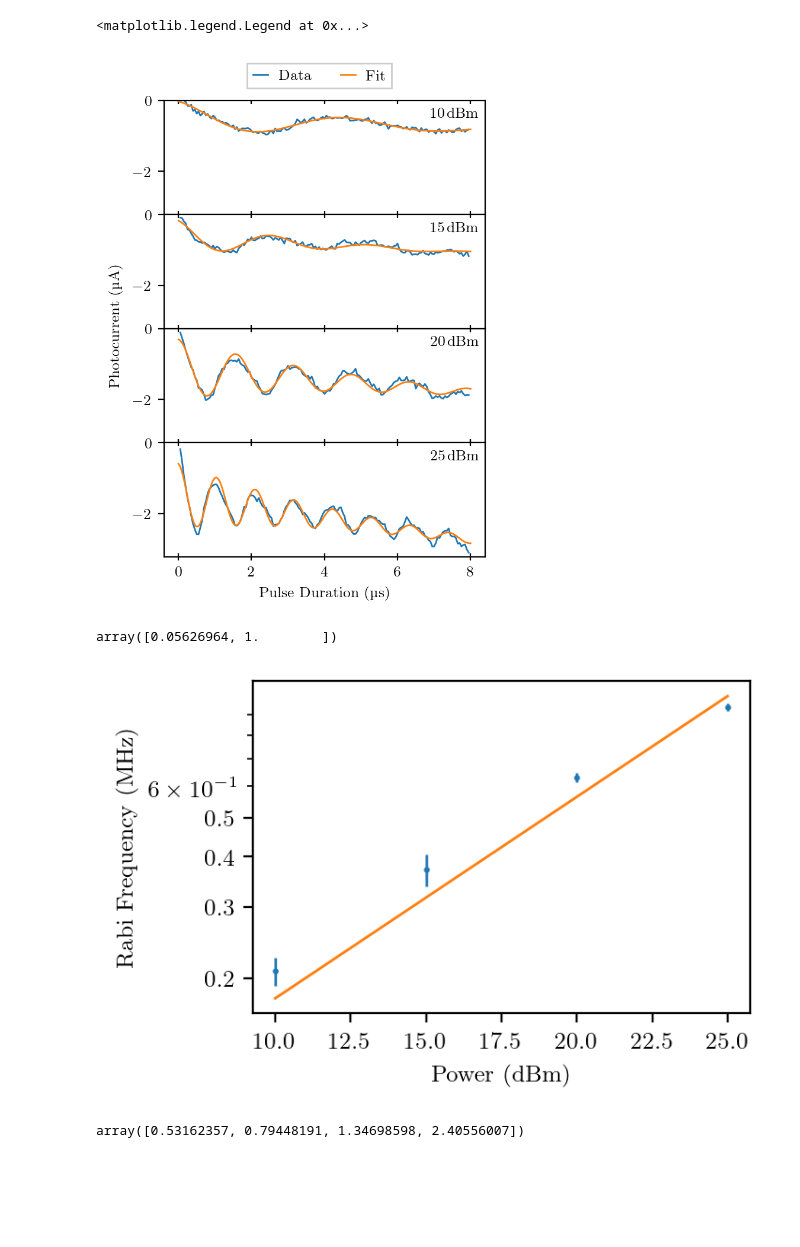
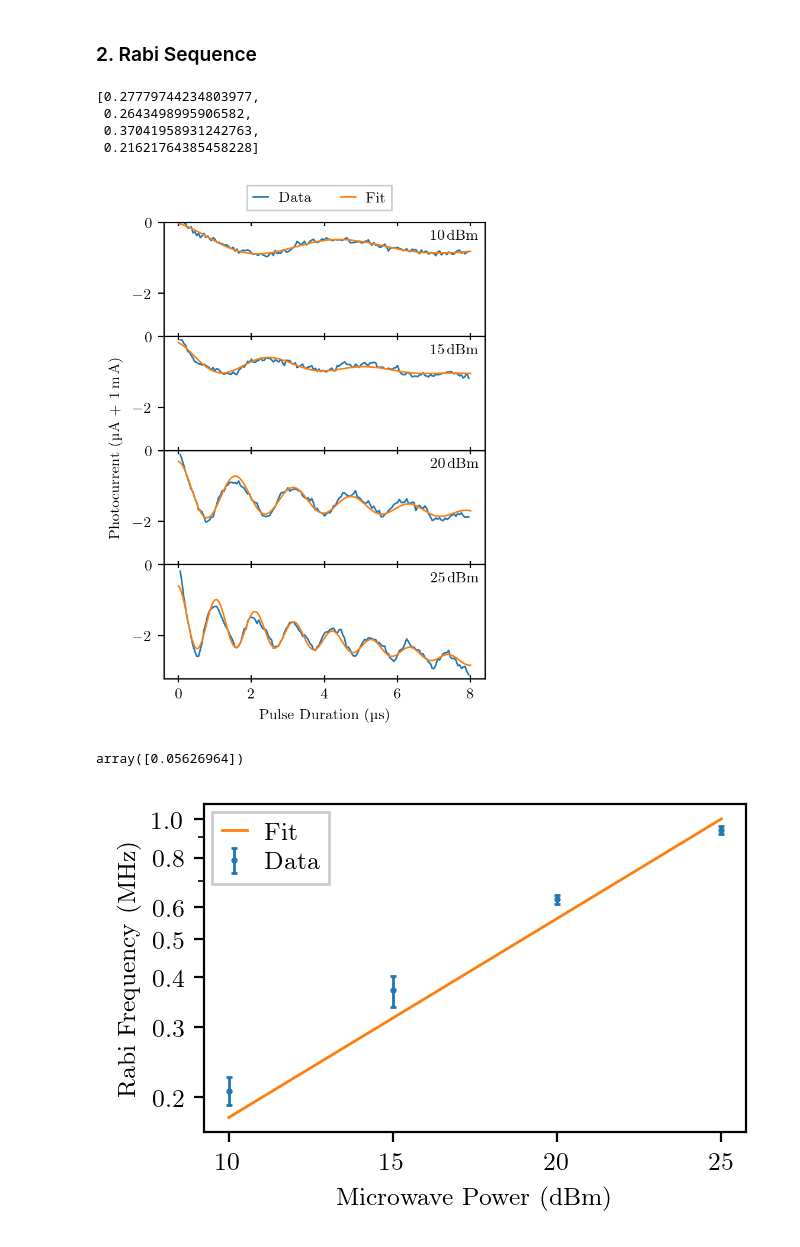
Before and after one commit to broschli/fopra, a Jupyter notebook: nv_centers/plot.ipynb, the cells around one changed output. Cells and saved outputs as stored; diff of their text form; code cells hidden in the pictures; blank space fills up the shorter version.

Commit message:
plots completed

```diff
--- a/nv_centers/plot.ipynb
+++ b/nv_centers/plot.ipynb
@@ -48,7 +87,7 @@ fig2, axs = plt.subplots(ncols=1, nrows=4, sharex=True, sharey=True, figsize=(3.
 fig2.subplots_adjust(hspace=0)
 
 odmr_list = [odmr_mag1, odmr_mag2, odmr_mag3, odmr_mag4]
-subplot_labels = ["a", "b", "c", "d"]
+subplot_labels = ["a)", "b)", "c)", "d)"]
 for i, data in enumerate(odmr_list):
     axs[i].plot(data[:,0], data[:,1]*1e3)
     axs[i].tick_params(axis="x", which="both", direction="in", top=True, bottom=True, length=2)
@@ -59,5 +98,5 @@ axs[3].set(xlabel="Frequency (GHz)", xlim=(2.63, 3.2))
 fig2.supylabel(r"Photocurrent (\unit{\micro\A} + \qty{1}{\mA})", fontsize=9, x=-0.01)
 
 # fig2.savefig("./figs/cwodmr_magnets.pdf", bbox_inches="tight")
-np.min(odmr_mag4[:,1])*1e3
+plt.rcParams["figure.autolayout"] = True
 # %% [output]
@@ -66,3 +110,5 @@ np.min(odmr_mag4[:,1])*1e3
+# %% [markdown]
+### 2. Rabi Sequence
 # %%
 rabi_0dbm = np.genfromtxt("./data/Rabi_0dbm/Rabi.csv", skip_header=1, delimiter=";", usecols=(1,3))
 rabi_5dbm = np.genfromtxt("./data/Rabi_-5dbm/Rabi.csv", skip_header=1, delimiter=";", usecols=(1,3))
@@ -88,6 +134,7 @@ params_list = []
 rabi_freqs = []
 pcov_list = []
 rabi_freqs_err = []
+gammas = []
 
 for data in rabi_list:
     params, pcov = curve_fit(damped_cos, data[:,0], data[:,1], p0=(1, -1, 0.3, 3, 0, 0.2))
@@ -95,6 +142,7 @@ for data in rabi_list:
     pcov_list += [pcov]
     rabi_freqs += [params[3]]
     rabi_freqs_err += [pcov[3,3]**0.5]
+    gammas += [params[2]]
 
 rabi_freqs = np.array(rabi_freqs) / (2*np.pi) # in MHz
 rabi_freqs_err = np.array(rabi_freqs_err)
@@ -102,7 +150,9 @@ mw_powers_dbm = np.array([0, -5, -10, -15]) + 25
 ts = np.linspace(0, 8, 300)
 
 
-##
+## plot
+plt.rcParams["figure.autolayout"] = False
+
 fig3, axs = plt.subplots(ncols=1, nrows=4, sharex=True, sharey=True, figsize=(3.5, 5))
 fig3.subplots_adjust(hspace=0)
 
@@ -115,42 +165,40 @@ for i, data in enumerate(rabi_list):
 axs[3].set(xlabel=r"Pulse Duration (\unit{\micro\s})", ylim=(-3.22, 0))
 axs[3].tick_params(axis="x", which="both", direction="inout", top=True, bottom=True, length=4)
 
-fig3.supylabel(r"Photocurrent (\unit{\micro\A})", fontsize=9, x=-0.01)
-
+fig3.supylabel(r"Photocurrent (\unit{\micro\A} + \qty{1}{\m\A})", fontsize=9, x=-0.01)
 h, l = axs[0].get_legend_handles_labels()
 fig3.legend(h, l, loc="upper center", ncols=2, bbox_to_anchor=(0.5, 0.95))
 
-
 # fig3.savefig("./figs/rabi.pdf", bbox_inches="tight")
+plt.rcParams["figure.autolayout"] = True
+gammas
 # %% [output]
-<matplotlib.legend.Legend at 0x...>
+[0.27779744234803977,
+ 0.2643498995906582,
+ 0.37041958931242763,
+ 0.21621764385458228]
-[figure, old version]
+[figure, new version]
 # %%
-mw_powers = np.array([0, -5, -10, -15]) + 25
-# mw_powers = 10**(0.1*mw_powers)
+mw_powers = np.array([0, -5, -10, -15]) + 25 # in dBm
 
-# mw_powers = np.log(mw_powers)
-# rabi_freqs = np.log(rabi_freqs)
-
-def fit(x, a, b):
+def fit(x, A):
     x = 10**(0.1*mw_powers)
-    return a*x**0.5
+    return A* x**0.5
 
 params, pcov = curve_fit(fit, mw_powers, rabi_freqs)
 
-fig4, ax = plt.subplots()
-ax.errorbar(mw_powers, rabi_freqs, yerr=rabi_freqs_err, marker=".", linestyle="")
-ax.plot(mw_powers, fit(mw_powers, *params))
-ax.set(xlabel="Power (dBm)", ylabel="Rabi Frequency (MHz)", xscale="linear", yscale="log", yticks=[0.2, 0.3, 0.4, 0.5], yticklabels=["0.2", "0.3", "0.4", "0.5"])
+fig4a, ax = plt.subplots()
+ax.errorbar(mw_powers, rabi_freqs, yerr=rabi_freqs_err, marker=".", linestyle="", capsize=1, label="Data")
+ax.plot(mw_powers, fit(mw_powers, *params), label="Fit")
+ax.set(xlabel="Microwave Power (dBm)", ylabel="Rabi Frequency (MHz)", xscale="linear",
+       yscale="log", yticks=[0.2, 0.3, 0.4, 0.5, 0.6, 0.8, 1.0],
+       yticklabels=["0.2", "0.3", "0.4", "0.5", "0.6", "0.8", "1.0"],
+       xticks=np.arange(10, 30, 5))
+ax.legend()
+# ax.grid(which="both")
 
+# fig4a.savefig("./figs/rabi_power_logscale.pdf")
 params
-# rabi_freqs
 # %% [output]
-array([0.05626964, 1.        ])
+array([0.05626964])
-[figure, old version]
+[figure, new version]
-# %%
-rabi_freqs
-
-np.pi/np.array(rabi_freqs)
-# %% [output]
-array([0.53162357, 0.79448191, 1.34698598, 2.40556007])
```
Also changed, not shown: parts of 16 cells of this notebook, 8 other files.
